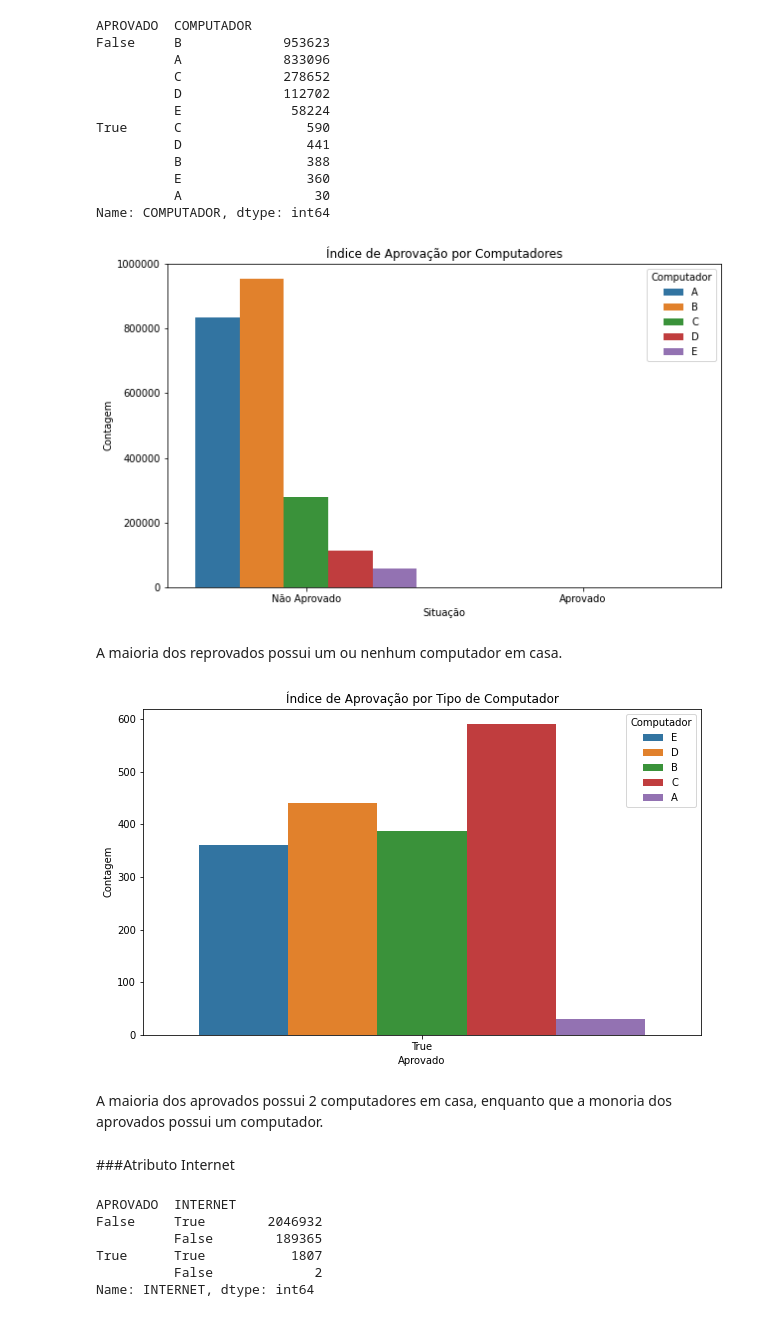
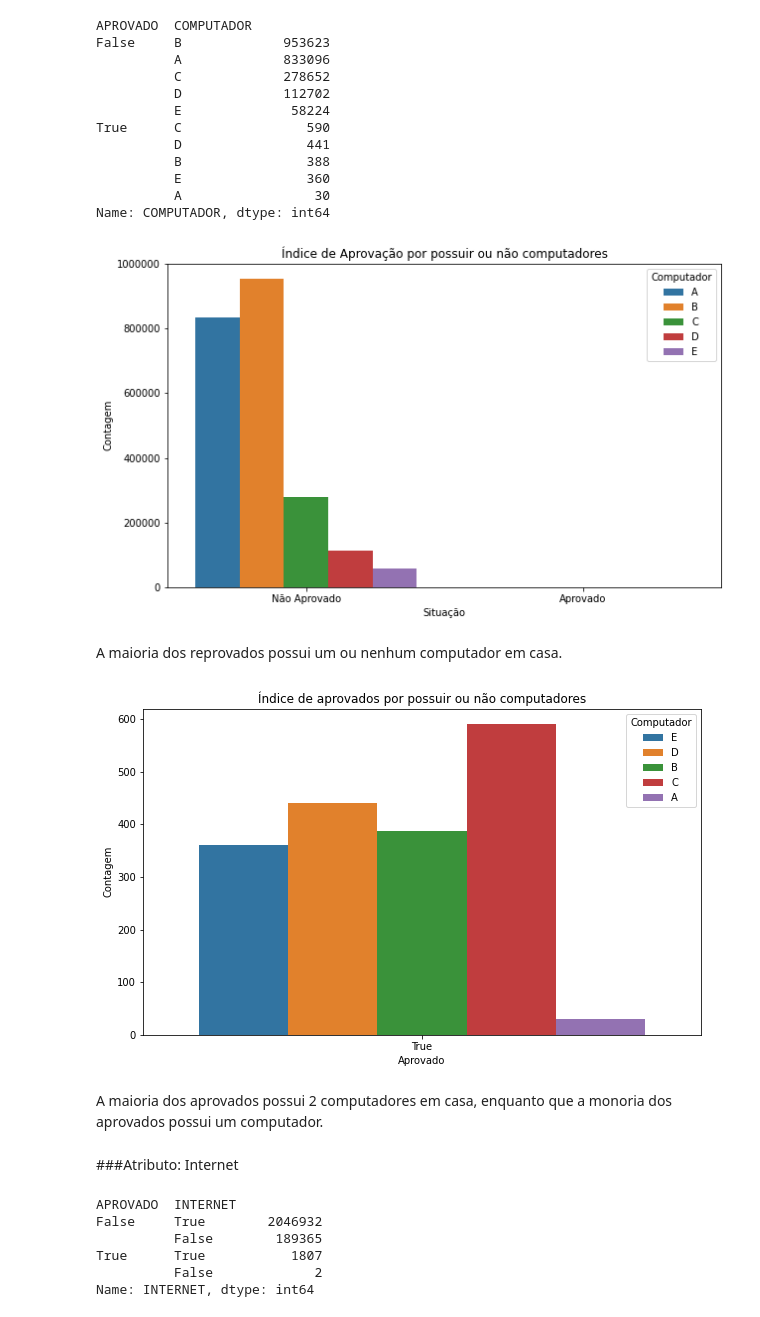
Before and after one commit to GabrielCdev/INEP_dataset_analysis, a Jupyter notebook: INEP_Dataset_Analysis.ipynb, the cells around one changed output. Cells and saved outputs as stored; diff of their text form; code cells hidden in the pictures.

```diff
--- a/INEP_Dataset_Analysis.ipynb
+++ b/INEP_Dataset_Analysis.ipynb
@@ -295,3 +297,5 @@ enem_df['APROVADO'] = enem_df['APROVADO'].astype('bool')
+# %%
+enem_df.loc[enem_df['REGIAO_ESCOLA'].isna(), 'REGIAO_ESCOLA'] = 'NI' #Não informado
 # %% [markdown]
 ##Sumarização dos dados categóricos
 # %%
@@ -881,35 +887,35 @@ Name: COMPUTADOR, dtype: int64
 # %%
 fig, ax = plt.subplots(figsize=(10, 6))
 sns.countplot(data=enem_df, x="APROVADO", hue='COMPUTADOR', ax=ax)
 
-plt.title('Índice de Aprovação por Computadores')
+plt.title('Índice de Aprovação por possuir ou não computadores')
 plt.xlabel('Situação')
 plt.ylabel('Contagem')
 plt.legend(title='Computador')
 plt.xticks([0,1], ['Não Aprovado', 'Aprovado'])
 plt.ticklabel_format(style='plain', axis='y')
 
 plt.show()
 # %% [output]
-[figure, old version]
+[figure, new version]
 # %% [markdown]
 A maioria dos reprovados possui um ou nenhum computador em casa.
 # %%
 fig, ax = plt.subplots(figsize=(10, 6))
 sns.countplot(data=aprovado, x="APROVADO", hue='COMPUTADOR', ax=ax)
 
-plt.title('Índice de Aprovação por Tipo de Computador')
+plt.title('Índice de aprovados por possuir ou não computadores')
 plt.xlabel('Aprovado')
 plt.ylabel('Contagem')
 plt.legend(title='Computador')
 
 plt.show()
 # %% [output]
-[figure, old version]
+[figure, new version]
 # %% [markdown]
 A maioria dos aprovados possui 2 computadores em casa, enquanto que a monoria dos aprovados possui um computador.
 # %% [markdown]
-###Atributo Internet
+###Atributo: Internet
 # %%
 group_byInternet = enem_df.groupby('APROVADO')['INTERNET'].value_counts()
 group_byInternet
```
Also changed, not shown: parts of 42 cells of this notebook.
